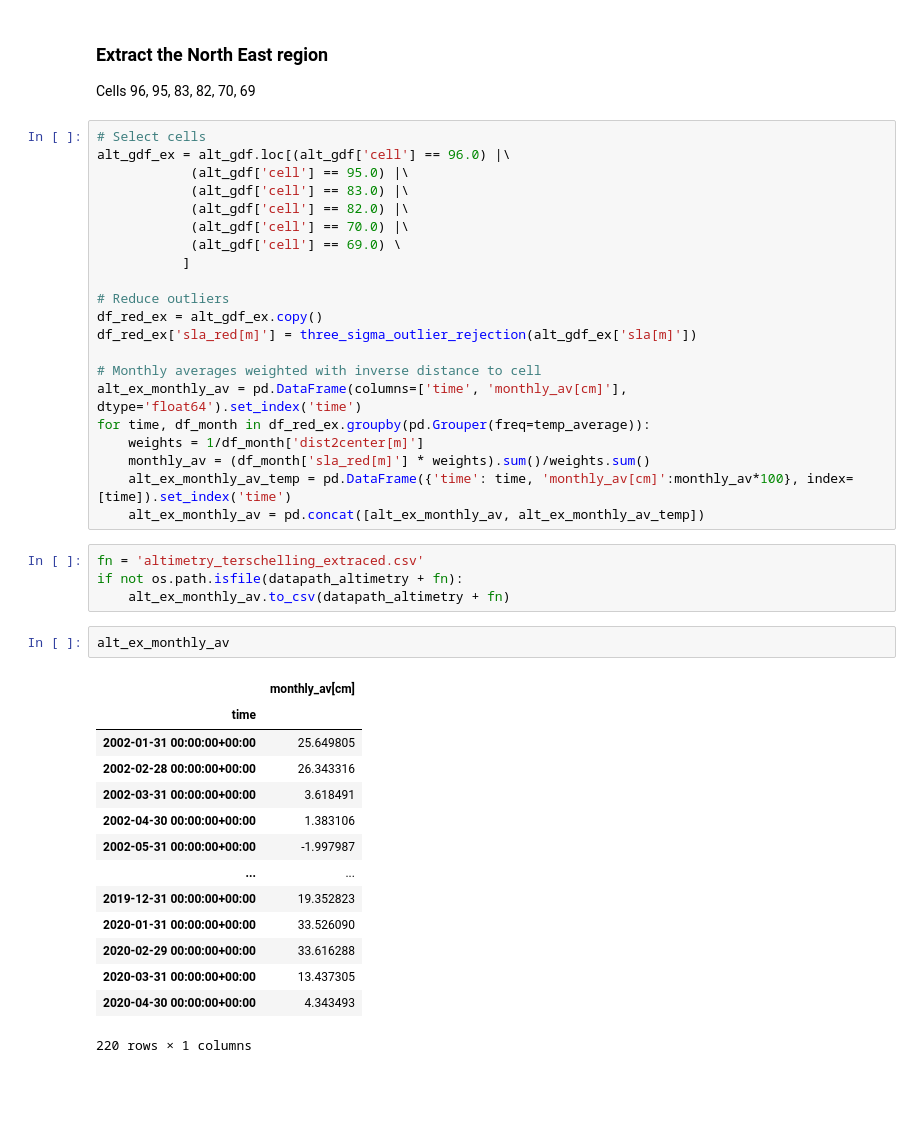
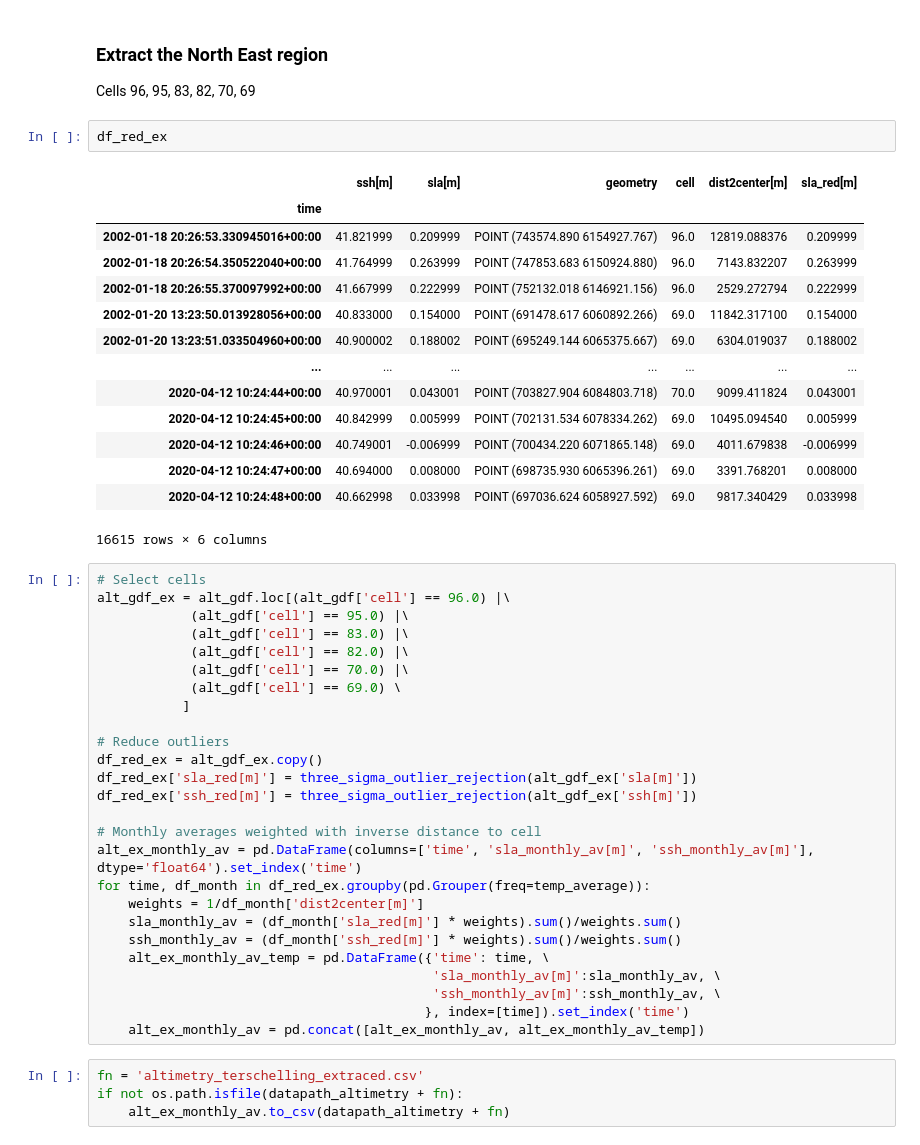
Before and after one commit to 3enedix/P1-data-combination-code, a Jupyter notebook: altimetry/compare_altimetry_vs_TG.ipynb, the cells around one changed output. Drawn from its saved outputs; the diff is of its cells as text; blank space fills up the shorter version.

```diff
--- a/altimetry/compare_altimetry_vs_TG.ipynb
+++ b/altimetry/compare_altimetry_vs_TG.ipynb
@@ -890,6 +902,23 @@ Name: alt_trend, dtype: float64
 # %% [markdown]
 ### Extract the North East region
 Cells 96, 95, 83, 82, 70, 69
+# %%
+df_red_ex
+# %% [output]
+|  | ssh[m] | sla[m] | geometry | cell | dist2center[m] | sla_red[m] |
+| time |  |  |  |  |  |  |
+| 2002-01-18 20:26:53.330945016+00:00 | 41.821999 | 0.209999 | POINT (743574.890 6154927.767) | 96.0 | 12819.088376 | 0.209999 |
+| 2002-01-18 20:26:54.350522040+00:00 | 41.764999 | 0.263999 | POINT (747853.683 6150924.880) | 96.0 | 7143.832207 | 0.263999 |
+| 2002-01-18 20:26:55.370097992+00:00 | 41.667999 | 0.222999 | POINT (752132.018 6146921.156) | 96.0 | 2529.272794 | 0.222999 |
+| 2002-01-20 13:23:50.013928056+00:00 | 40.833000 | 0.154000 | POINT (691478.617 6060892.266) | 69.0 | 11842.317100 | 0.154000 |
+| 2002-01-20 13:23:51.033504960+00:00 | 40.900002 | 0.188002 | POINT (695249.144 6065375.667) | 69.0 | 6304.019037 | 0.188002 |
+| ... | ... | ... | ... | ... | ... | ... |
+| 2020-04-12 10:24:44+00:00 | 40.970001 | 0.043001 | POINT (703827.904 6084803.718) | 70.0 | 9099.411824 | 0.043001 |
+| 2020-04-12 10:24:45+00:00 | 40.842999 | 0.005999 | POINT (702131.534 6078334.262) | 69.0 | 10495.094540 | 0.005999 |
+| 2020-04-12 10:24:46+00:00 | 40.749001 | -0.006999 | POINT (700434.220 6071865.148) | 69.0 | 4011.679838 | -0.006999 |
+| 2020-04-12 10:24:47+00:00 | 40.694000 | 0.008000 | POINT (698735.930 6065396.261) | 69.0 | 3391.768201 | 0.008000 |
+| 2020-04-12 10:24:48+00:00 | 40.662998 | 0.033998 | POINT (697036.624 6058927.592) | 69.0 | 9817.340429 | 0.033998 |
+16615 rows × 6 columns
 # %%
 # Select cells
 alt_gdf_ex = alt_gdf.loc[(alt_gdf['cell'] == 96.0) |\
@@ -903,32 +932,20 @@ alt_gdf_ex = alt_gdf.loc[(alt_gdf['cell'] == 96.0) |\
 # Reduce outliers
 df_red_ex = alt_gdf_ex.copy()
 df_red_ex['sla_red[m]'] = three_sigma_outlier_rejection(alt_gdf_ex['sla[m]'])
+df_red_ex['ssh_red[m]'] = three_sigma_outlier_rejection(alt_gdf_ex['ssh[m]'])
 
 # Monthly averages weighted with inverse distance to cell
-alt_ex_monthly_av = pd.DataFrame(columns=['time', 'monthly_av[cm]'], dtype='float64').set_index('time')
+alt_ex_monthly_av = pd.DataFrame(columns=['time', 'sla_monthly_av[m]', 'ssh_monthly_av[m]'], dtype='float64').set_index('time')
 for time, df_month in df_red_ex.groupby(pd.Grouper(freq=temp_average)):
     weights = 1/df_month['dist2center[m]']
-    monthly_av = (df_month['sla_red[m]'] * weights).sum()/weights.sum()
-    alt_ex_monthly_av_temp = pd.DataFrame({'time': time, 'monthly_av[cm]':monthly_av*100}, index=[time]).set_index('time')
+    sla_monthly_av = (df_month['sla_red[m]'] * weights).sum()/weights.sum()
+    ssh_monthly_av = (df_month['ssh_red[m]'] * weights).sum()/weights.sum()
+    alt_ex_monthly_av_temp = pd.DataFrame({'time': time, \
+                                           'sla_monthly_av[m]':sla_monthly_av, \
+                                           'ssh_monthly_av[m]':ssh_monthly_av, \
+                                          }, index=[time]).set_index('time')
     alt_ex_monthly_av = pd.concat([alt_ex_monthly_av, alt_ex_monthly_av_temp])
 # %%
 fn = 'altimetry_terschelling_extraced.csv'
 if not os.path.isfile(datapath_altimetry + fn):
     alt_ex_monthly_av.to_csv(datapath_altimetry + fn)
-# %%
-alt_ex_monthly_av
-# %% [output]
-|  | monthly_av[cm] |
-| time |  |
-| 2002-01-31 00:00:00+00:00 | 25.649805 |
-| 2002-02-28 00:00:00+00:00 | 26.343316 |
-| 2002-03-31 00:00:00+00:00 | 3.618491 |
-| 2002-04-30 00:00:00+00:00 | 1.383106 |
-| 2002-05-31 00:00:00+00:00 | -1.997987 |
-| ... | ... |
-| 2019-12-31 00:00:00+00:00 | 19.352823 |
-| 2020-01-31 00:00:00+00:00 | 33.526090 |
-| 2020-02-29 00:00:00+00:00 | 33.616288 |
-| 2020-03-31 00:00:00+00:00 | 13.437305 |
-| 2020-04-30 00:00:00+00:00 | 4.343493 |
-220 rows × 1 columns
```
Also changed, not shown: parts of 13 cells of this notebook.
